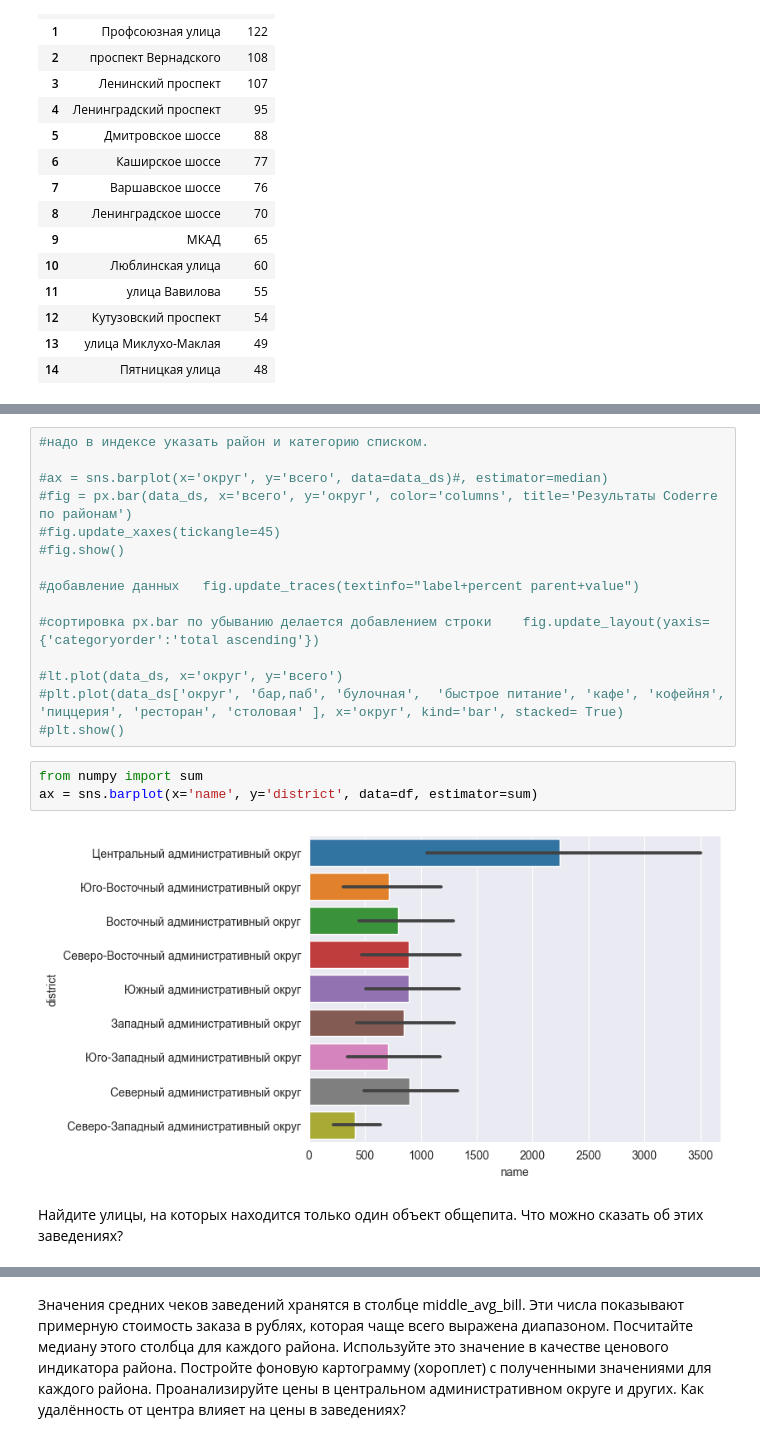
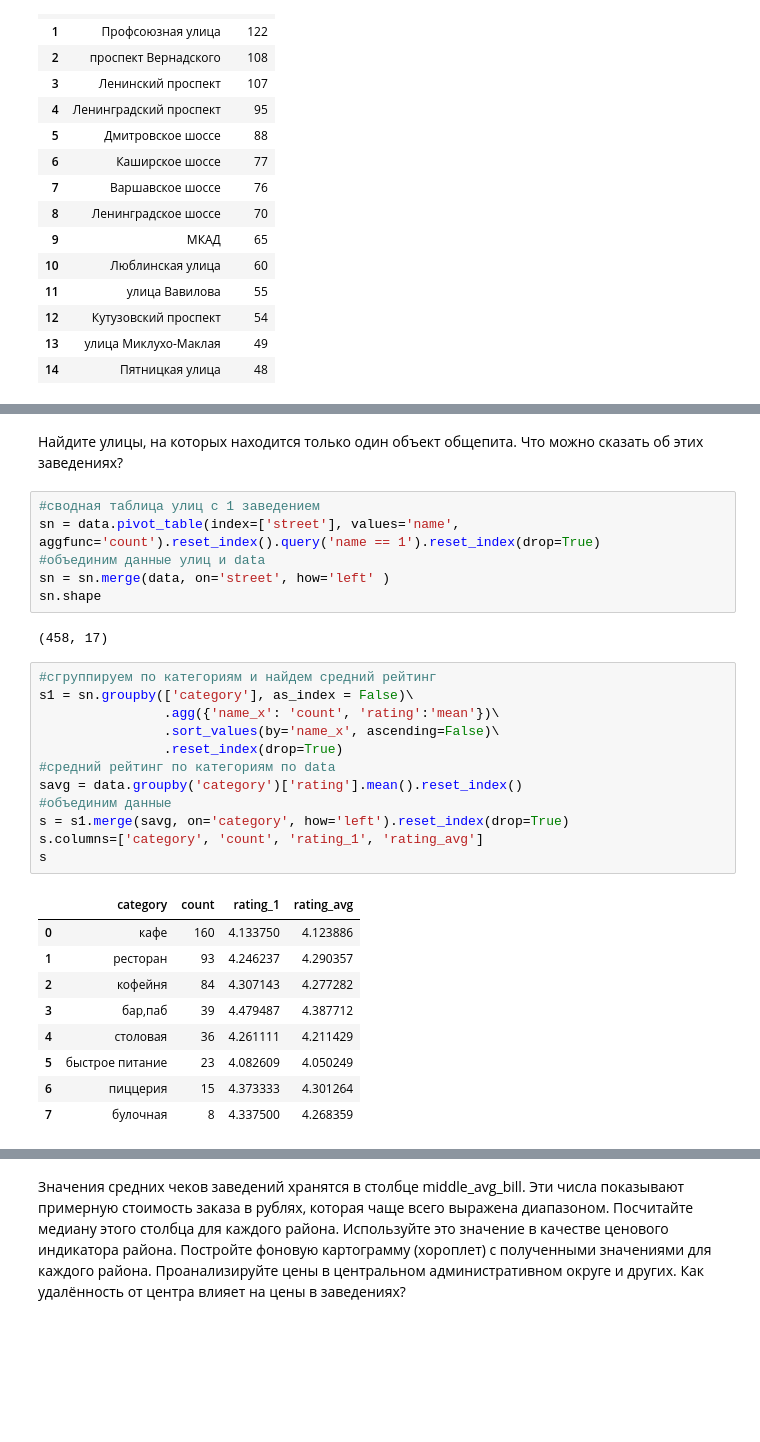
Before and after one commit to akirionenko/research-of-the-public-catering-market-in-Moscow-, a Jupyter notebook: project_11.ipynb, the cells around one changed output, grey strips where cells are left out. Cells and saved outputs as stored; diff of their text form; blank space fills up the shorter version.

```diff
--- a/project_11.ipynb
+++ b/project_11.ipynb
@@ -534,22 +490,32 @@ TypeError: Neither the `x` nor `y` variable appears to be numeric.
-# %%
-#надо в индексе указать район и категорию списком.
-
-#ax = sns.barplot(x='округ', y='всего', data=data_ds)#, estimator=median)
-#fig = px.bar(data_ds, x='всего', y='округ', color='columns', title='Результаты Coderre по районам')
-#fig.update_xaxes(tickangle=45)
-#fig.show()
-
-#добавление данных   fig.update_traces(textinfo="label+percent parent+value")
-
-#сортировка px.bar по убыванию делается добавлением строки    fig.update_layout(yaxis={'categoryorder':'total ascending'})
-
-#lt.plot(data_ds, x='округ', y='всего')
-#plt.plot(data_ds['округ', 'бар,паб', 'булочная',  'быстрое питание', 'кафе', 'кофейня', 'пиццерия', 'ресторан', 'столовая' ], x='округ', kind='bar', stacked= True)
-#plt.show()
-# %%
-from numpy import sum
-ax = sns.barplot(x='name', y='district', data=df, estimator=sum)
-# %% [output]
-[figure, removed]
 # %% [markdown]
 Найдите улицы, на которых находится только один объект общепита. Что можно сказать об этих заведениях?
+# %%
+#сводная таблица улиц с 1 заведением
+sn = data.pivot_table(index=['street'], values='name', aggfunc='count').reset_index().query('name == 1').reset_index(drop=True)
+#объединим данные улиц и data
+sn = sn.merge(data, on='street', how='left' )
+sn.shape
+# %% [output]
+(458, 17)
+# %%
+#сгруппируем по категориям и найдем средний рейтинг
+s1 = sn.groupby(['category'], as_index = False)\
+                .agg({'name_x': 'count', 'rating':'mean'})\
+                .sort_values(by='name_x', ascending=False)\
+                .reset_index(drop=True)
+#средний рейтинг по категориям по data
+savg = data.groupby('category')['rating'].mean().reset_index()
+#объединим данные
+s = s1.merge(savg, on='category', how='left').reset_index(drop=True)
+s.columns=['category', 'count', 'rating_1', 'rating_avg']
+s
+# %% [output]
+|  | category | count | rating_1 | rating_avg |
+| 0 | кафе | 160 | 4.133750 | 4.123886 |
+| 1 | ресторан | 93 | 4.246237 | 4.290357 |
+| 2 | кофейня | 84 | 4.307143 | 4.277282 |
+| 3 | бар,паб | 39 | 4.479487 | 4.387712 |
+| 4 | столовая | 36 | 4.261111 | 4.211429 |
+| 5 | быстрое питание | 23 | 4.082609 | 4.050249 |
+| 6 | пиццерия | 15 | 4.373333 | 4.301264 |
+| 7 | булочная | 8 | 4.337500 | 4.268359 |
```
Also changed, not shown: parts of 7 cells of this notebook.
